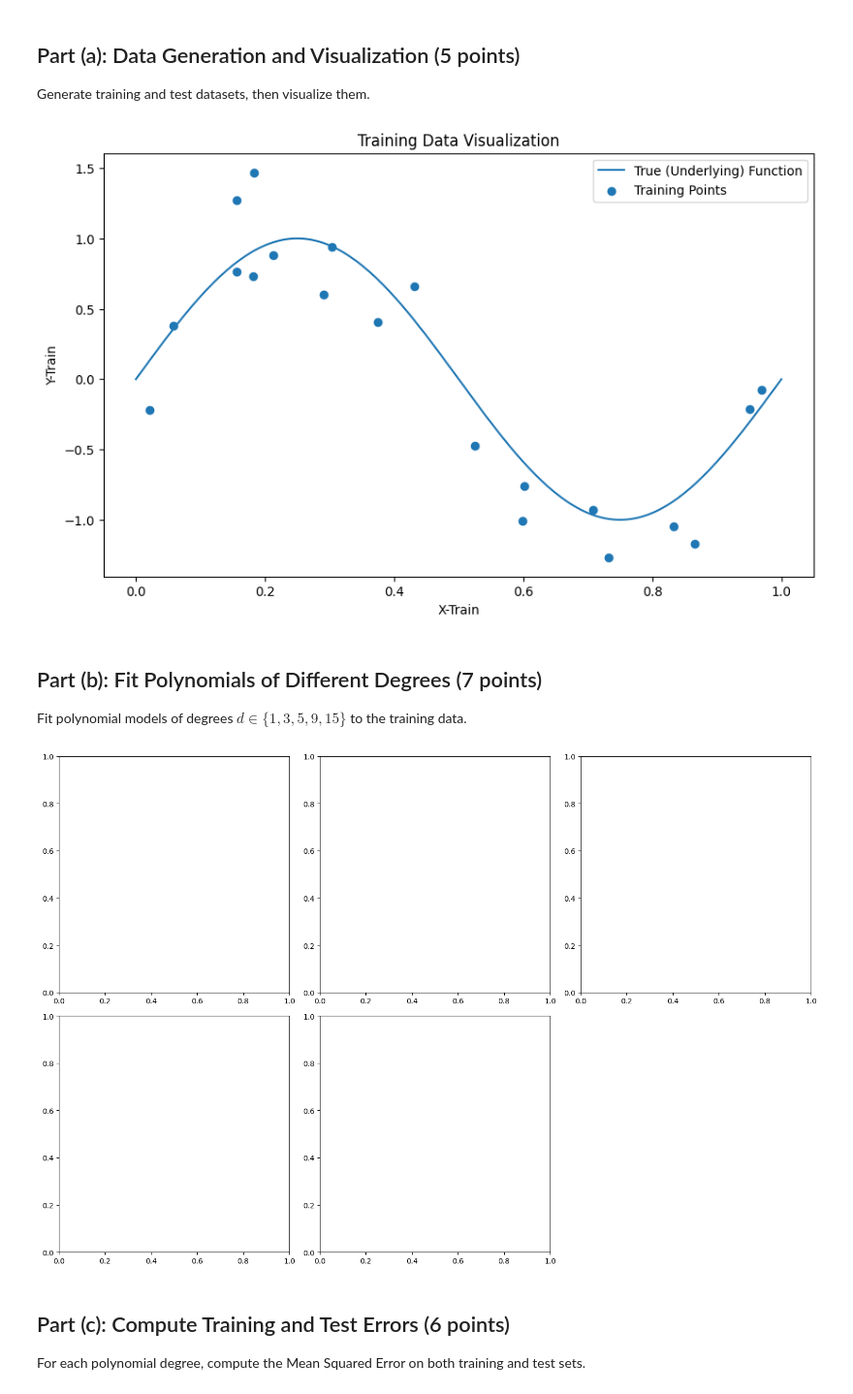
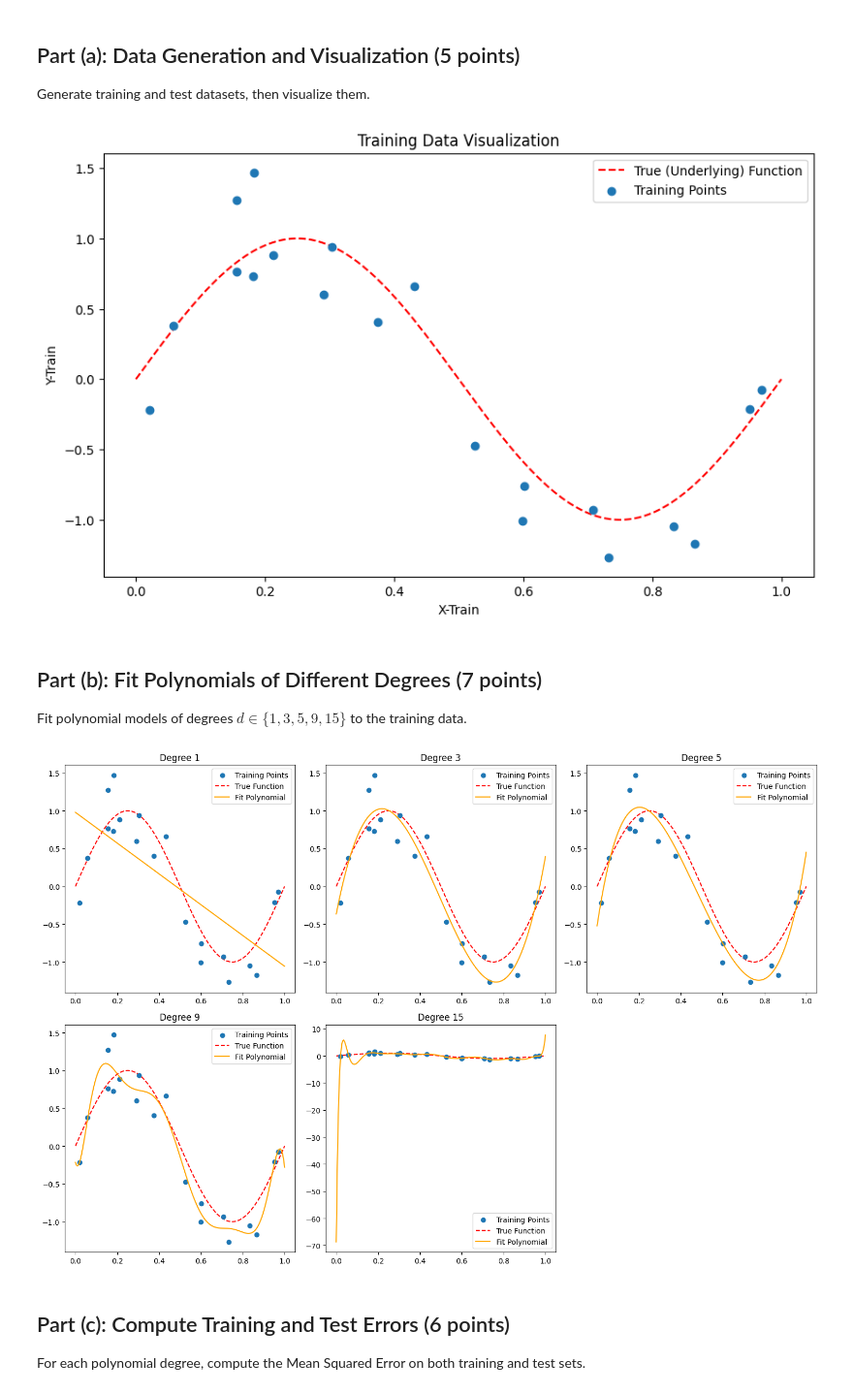
Before and after one commit to Archangel4148/Classwork, a Jupyter notebook: CS5480/Assignment 1/assignment1_coding.ipynb, the cells around one changed output. Shown at 97% size. Drawn from its saved outputs; the diff is of its cells as text; code cells hidden in the pictures.

```diff
--- a/CS5480/Assignment 1/assignment1_coding.ipynb
+++ b/CS5480/Assignment 1/assignment1_coding.ipynb
@@ -63,7 +63,7 @@ x_plot = np.linspace(0, 1, 200)
 plt.figure(figsize=(10, 6))
 
 # TODO: Plot the true function
-plt.plot(x_plot, true_function(x_plot), label="True (Underlying) Function")
+plt.plot(x_plot, true_function(x_plot), color="r", zorder=-1, linestyle="--", label="True (Underlying) Function")
 
 # TODO: Plot training data points
 plt.scatter(X_train, y_train, label="Training Points")
@@ -76,7 +76,7 @@ plt.legend()
 
 plt.show()
 # %% [output]
-[figure, old version]
+[figure, new version]
 # %% [markdown]
 ## Part (b): Fit Polynomials of Different Degrees (7 points)
 
@@ -88,48 +88,44 @@ models = {}
 
 for d in degrees:
     # TODO: Fit polynomial of degree d using np.polyfit
-    # Hint: Store the result in the models dictionary
     # coeffs = ...
-    # models[d] = ...
-
-    pass # Remove this pass after implementing
+    models[d] = np.polyfit(x=X_train, y=y_train, deg=d)
 
 # TODO: Create a figure with subplots (or one large plot)
 # For each degree, plot:
 # 1. Training data (scatter)
 # 2. True function (smooth curve)
 # 3. Fitted polynomial (smooth curve, use np.polyval)
 
 x_plot = np.linspace(0, 1, 200)
 
 # Option 1: Subplots (recommended for clarity)
 fig, axes = plt.subplots(2, 3, figsize=(15, 10))
 axes = axes.flatten()
 
 for i, d in enumerate(degrees):
     ax = axes[i]
 
     # TODO: Plot on ax
-    # ax.scatter(X_train, y_train, ...)
-    # ax.plot(x_plot, true_function(x_plot), ...)
-    # y_pred = np.polyval(models[d], x_plot)
-    # ax.plot(x_plot, y_pred, ...)
-    # ax.set_title(f'Degree {d}')
-    # ax.legend()
-    pass
+    ax.scatter(X_train, y_train, label="Training Points")
+    ax.plot(x_plot, true_function(x_plot), label="True Function", color="r", zorder=-1, linestyle="--")
+    y_pred = np.polyval(models[d], x_plot)
+    ax.plot(x_plot, y_pred, label="Fit Polynomial", color="orange")
+    ax.set_title(f'Degree {d}')
+    ax.legend()
 
 # Remove the extra subplot
 fig.delaxes(axes[-1])
 
 plt.tight_layout()
 plt.show()
 
 # TODO: You should observe:
 # - Low degrees: smooth but miss the pattern (underfitting)
 # - Medium degrees: capture the pattern reasonably
 # - High degrees: wild oscillations between points (overfitting)
 # %% [output]
-[figure, old version]
+[figure, new version]
 # %% [markdown]
 ## Part (c): Compute Training and Test Errors (6 points)
 
```
Also changed, not shown: parts of 8 cells of this notebook.
